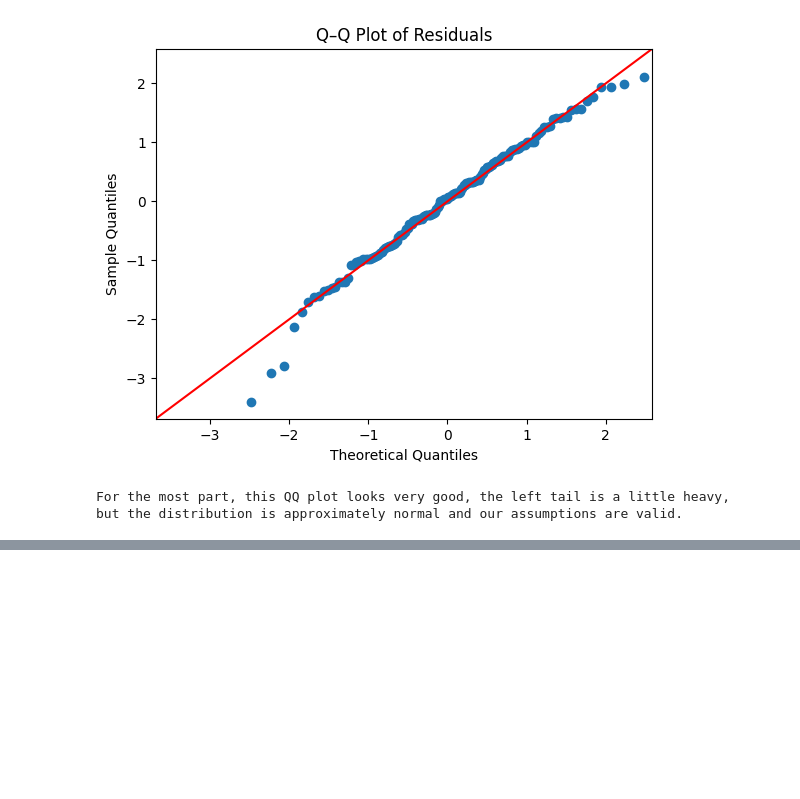
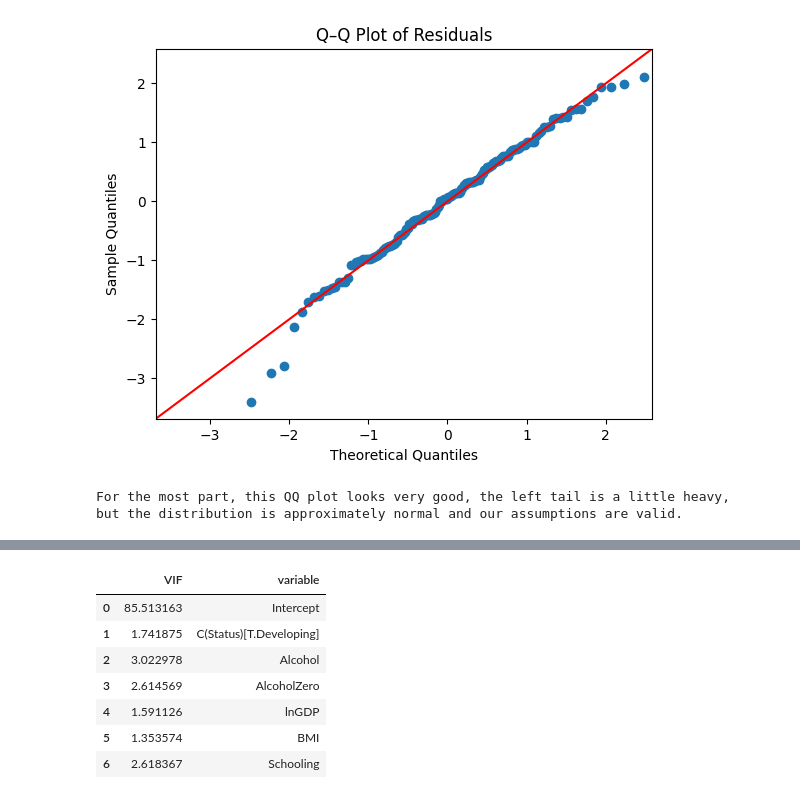
Before and after one commit to Nolan6Jensen/life-expectancy-modeling, a Jupyter notebook: analysis1.ipynb, the cells around one changed output, grey strips where cells are left out. Saved outputs shown, nothing was run; the diff lists cells and outputs as text; code cells hidden in the pictures; blank space fills up the shorter version.

```diff
--- a/analysis1.ipynb
+++ b/analysis1.ipynb
@@ -385,0 +342,17 @@ but the distribution is approximately normal and our assumptions are valid.
+# %%
+from statsmodels.stats.outliers_influence import variance_inflation_factor
+
+X = model.model.exog
+vif = pd.DataFrame()
+vif["VIF"] = [variance_inflation_factor(X, i) for i in range(X.shape[1])]
+vif["variable"] = model.model.exog_names
+vif
+# %% [output]
+|  | VIF | variable |
+| 0 | 85.513163 | Intercept |
+| 1 | 1.741875 | C(Status)[T.Developing] |
+| 2 | 3.022978 | Alcohol |
+| 3 | 2.614569 | AlcoholZero |
+| 4 | 1.591126 | lnGDP |
+| 5 | 1.353574 | BMI |
+| 6 | 2.618367 | Schooling |
```
Also changed, not shown: parts of 7 cells of this notebook.
